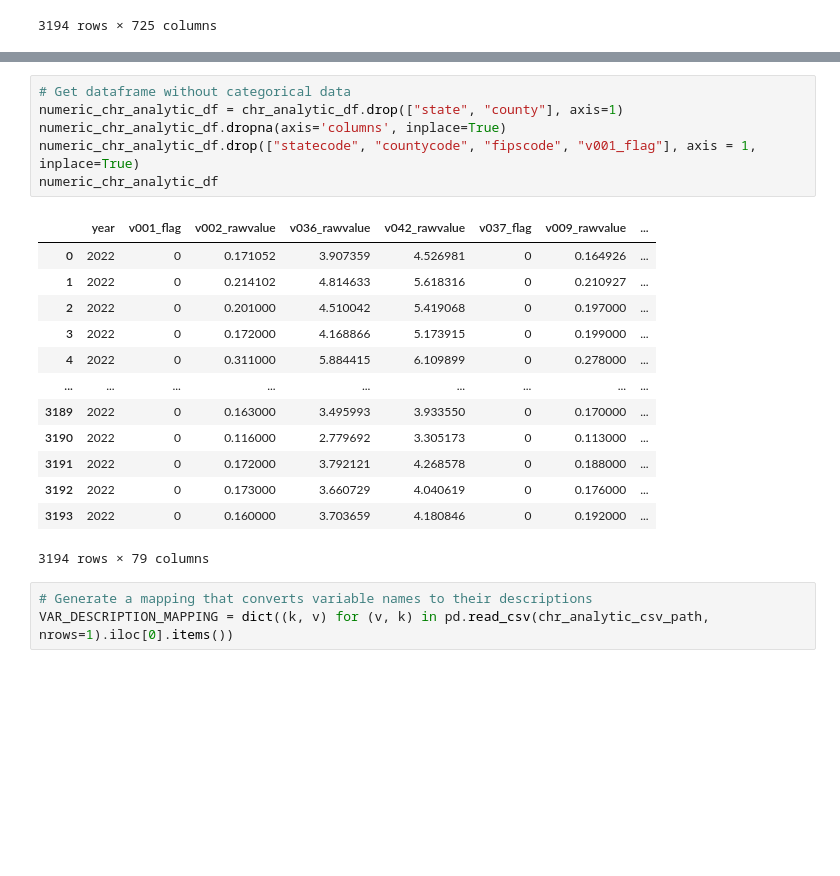
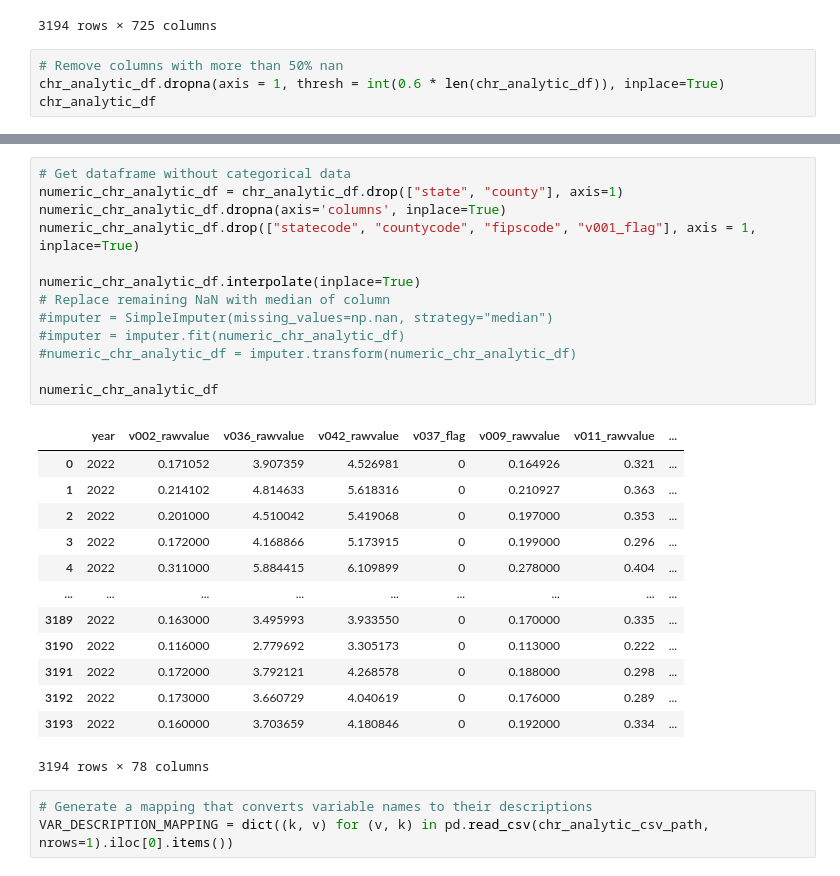
Before and after one commit to sashankv/DSCComp, a Jupyter notebook: code/correlation.ipynb, the cells around one changed output, grey strips where cells are left out. Cells and saved outputs as stored; diff of their text form; blank space fills up the shorter version.

```diff
--- a/code/correlation.ipynb
+++ b/code/correlation.ipynb
@@ -29,3 +24,7 @@ chr_analytic_df
 | 3192 | 56 | 43 | 56043 | WY | Washakie County | 2022 | 1.0 | 7073.941804 | ... |
 | 3193 | 56 | 45 | 56045 | WY | Weston County | 2022 | 1.0 | 5149.435226 | ... |
 3194 rows × 725 columns
+# %%
+# Remove columns with more than 50% nan
+chr_analytic_df.dropna(axis = 1, thresh = int(0.6 * len(chr_analytic_df)), inplace=True)
+chr_analytic_df
@@ -32,23 +45,30 @@ chr_analytic_df
 # %%
 # Get dataframe without categorical data
 numeric_chr_analytic_df = chr_analytic_df.drop(["state", "county"], axis=1)
 numeric_chr_analytic_df.dropna(axis='columns', inplace=True)
 numeric_chr_analytic_df.drop(["statecode", "countycode", "fipscode", "v001_flag"], axis = 1, inplace=True)
+
+numeric_chr_analytic_df.interpolate(inplace=True)
+# Replace remaining NaN with median of column
+#imputer = SimpleImputer(missing_values=np.nan, strategy="median")
+#imputer = imputer.fit(numeric_chr_analytic_df)
+#numeric_chr_analytic_df = imputer.transform(numeric_chr_analytic_df)
+
 numeric_chr_analytic_df
 # %% [output]
-|  | year | v001_flag | v002_rawvalue | v036_rawvalue | v042_rawvalue | v037_flag | v009_rawvalue | ... |
-| 0 | 2022 | 0 | 0.171052 | 3.907359 | 4.526981 | 0 | 0.164926 | ... |
-| 1 | 2022 | 0 | 0.214102 | 4.814633 | 5.618316 | 0 | 0.210927 | ... |
-| 2 | 2022 | 0 | 0.201000 | 4.510042 | 5.419068 | 0 | 0.197000 | ... |
-| 3 | 2022 | 0 | 0.172000 | 4.168866 | 5.173915 | 0 | 0.199000 | ... |
-| 4 | 2022 | 0 | 0.311000 | 5.884415 | 6.109899 | 0 | 0.278000 | ... |
+|  | year | v002_rawvalue | v036_rawvalue | v042_rawvalue | v037_flag | v009_rawvalue | v011_rawvalue | ... |
+| 0 | 2022 | 0.171052 | 3.907359 | 4.526981 | 0 | 0.164926 | 0.321 | ... |
+| 1 | 2022 | 0.214102 | 4.814633 | 5.618316 | 0 | 0.210927 | 0.363 | ... |
+| 2 | 2022 | 0.201000 | 4.510042 | 5.419068 | 0 | 0.197000 | 0.353 | ... |
+| 3 | 2022 | 0.172000 | 4.168866 | 5.173915 | 0 | 0.199000 | 0.296 | ... |
+| 4 | 2022 | 0.311000 | 5.884415 | 6.109899 | 0 | 0.278000 | 0.404 | ... |
 | ... | ... | ... | ... | ... | ... | ... | ... | ... |
-| 3189 | 2022 | 0 | 0.163000 | 3.495993 | 3.933550 | 0 | 0.170000 | ... |
-| 3190 | 2022 | 0 | 0.116000 | 2.779692 | 3.305173 | 0 | 0.113000 | ... |
-| 3191 | 2022 | 0 | 0.172000 | 3.792121 | 4.268578 | 0 | 0.188000 | ... |
-| 3192 | 2022 | 0 | 0.173000 | 3.660729 | 4.040619 | 0 | 0.176000 | ... |
-| 3193 | 2022 | 0 | 0.160000 | 3.703659 | 4.180846 | 0 | 0.192000 | ... |
+| 3189 | 2022 | 0.163000 | 3.495993 | 3.933550 | 0 | 0.170000 | 0.335 | ... |
+| 3190 | 2022 | 0.116000 | 2.779692 | 3.305173 | 0 | 0.113000 | 0.222 | ... |
+| 3191 | 2022 | 0.172000 | 3.792121 | 4.268578 | 0 | 0.188000 | 0.298 | ... |
+| 3192 | 2022 | 0.173000 | 3.660729 | 4.040619 | 0 | 0.176000 | 0.289 | ... |
+| 3193 | 2022 | 0.160000 | 3.703659 | 4.180846 | 0 | 0.192000 | 0.334 | ... |
-3194 rows × 79 columns
+3194 rows × 78 columns
 # %%
 # Generate a mapping that converts variable names to their descriptions
 VAR_DESCRIPTION_MAPPING = dict((k, v) for (v, k) in pd.read_csv(chr_analytic_csv_path, nrows=1).iloc[0].items())
```
Also changed, not shown: parts of 5 cells of this notebook.
